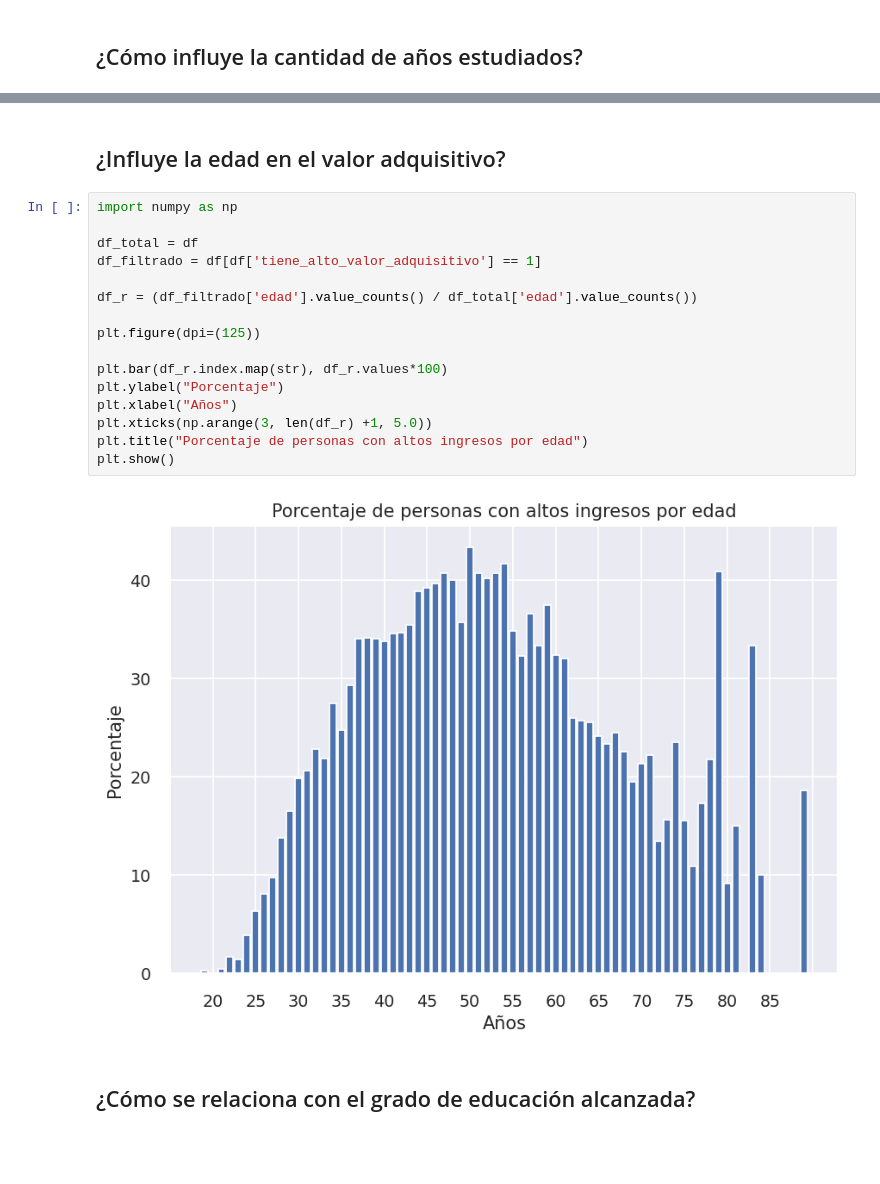
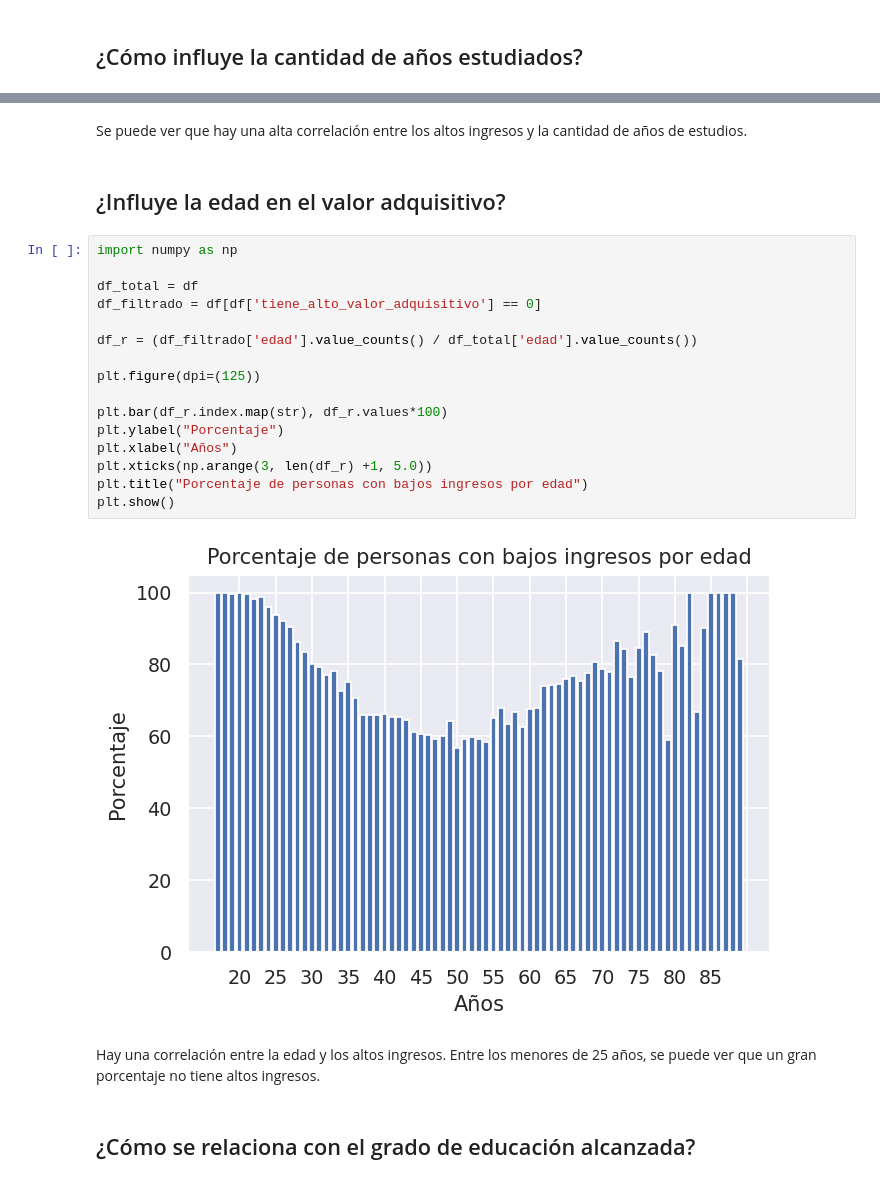
Before and after one commit to TomasArrachea/TP-Organizacion-de-Datos, a Jupyter notebook: informe.ipynb, the cells around one changed output, grey strips where cells are left out. Saved outputs shown, nothing was run; the diff lists cells and outputs as text; blank space fills up the shorter version.

```diff
--- a/informe.ipynb
+++ b/informe.ipynb
@@ -200,22 +188,26 @@ plt.show()
+# %% [markdown]
+Se puede ver que hay una alta correlación entre los altos ingresos y la cantidad de años de estudios.
 # %% [markdown]
 ## ¿Influye la edad en el valor adquisitivo?
 # %%
 import numpy as np
 
 df_total = df
-df_filtrado = df[df['tiene_alto_valor_adquisitivo'] == 1]
+df_filtrado = df[df['tiene_alto_valor_adquisitivo'] == 0]
 
 df_r = (df_filtrado['edad'].value_counts() / df_total['edad'].value_counts())
 
 plt.figure(dpi=(125))
 
 plt.bar(df_r.index.map(str), df_r.values*100)
 plt.ylabel("Porcentaje")
 plt.xlabel("Años")
 plt.xticks(np.arange(3, len(df_r) +1, 5.0))
-plt.title("Porcentaje de personas con altos ingresos por edad")
+plt.title("Porcentaje de personas con bajos ingresos por edad")
 plt.show()
 # %% [output]
-[figure, old version]
+[figure, new version]
+# %% [markdown]
+Hay una correlación entre la edad y los altos ingresos. Entre los menores de 25 años, se puede ver que un gran porcentaje no tiene altos ingresos.
 # %% [markdown]
 ## ¿Cómo se relaciona con el grado de educación alcanzada?
```
Also changed, not shown: parts of 59 cells of this notebook.
